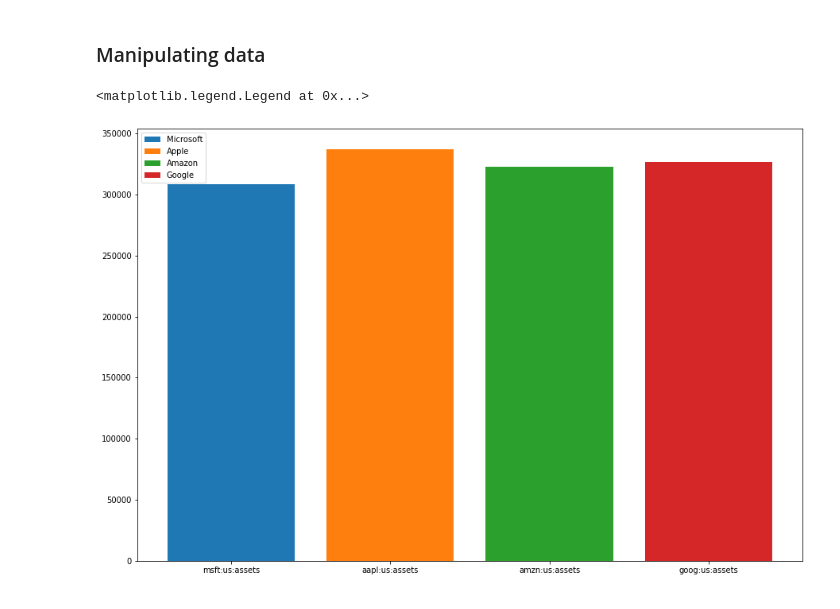
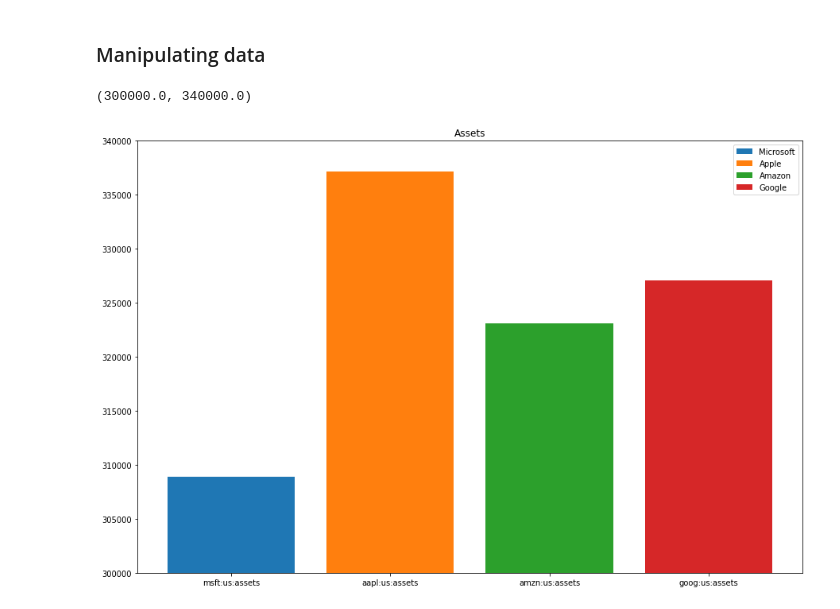
Before and after one commit to tradingeconomics/notebooks, a Jupyter notebook: Stocks/Financials.ipynb, the cells around one changed output. Drawn from its saved outputs; the diff is of its cells as text; code cells hidden in the pictures.

```diff
--- a/Stocks/Financials.ipynb
+++ b/Stocks/Financials.ipynb
@@ -76,27 +76,25 @@ raw_data_facebook.head()
 ### Manipulating data
 # %%
 fig, ax = plt.subplots(figsize=(15,10))
-
 x_microsoft = raw_data_microsoft[0:1]['Symbol']
 y_microsoft = raw_data_microsoft[0:1]['last']
 ax.bar(x_microsoft, y_microsoft, label='Microsoft')
 
 x_apple = raw_data_apple[0:1]['Symbol']
 y_apple = raw_data_apple[0:1]['last']
 ax.bar(x_apple, y_apple, label='Apple')
 
 x_amazon = raw_data_amazon[0:1]['Symbol']
 y_amazon = raw_data_amazon[0:1]['last']
 ax.bar(x_amazon, y_amazon, label='Amazon')
 
 x_google = raw_data_google[0:1]['Symbol']
 y_google = raw_data_google[0:1]['last']
 ax.bar(x_google, y_google, label='Google')
 
-
-
-
 ax.legend()
+ax.set_title('Assets')
+ax.set_ylim([300000, 340000])
 # %% [output]
-<matplotlib.legend.Legend at 0x...>
+(300000.0, 340000.0)
-[figure, old version]
+[figure, new version]
```
Also changed, not shown: 48 other files.
